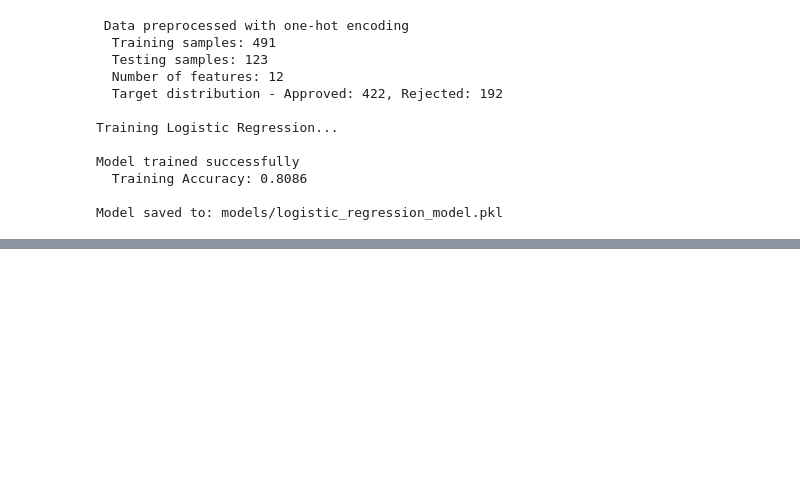
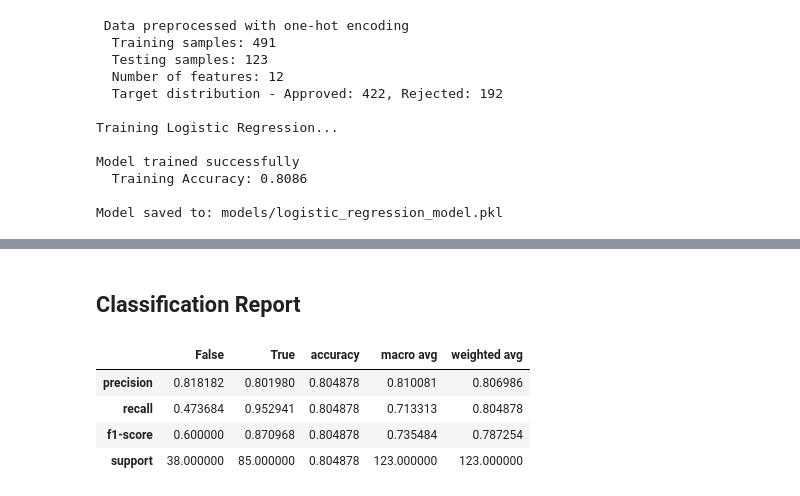
Before and after one commit to tanav2202/loan-eligibility, a Jupyter notebook: analysis.ipynb, the cells around one changed output, grey strips where cells are left out. Cells and saved outputs as stored; diff of their text form; code cells hidden in the pictures; blank space fills up the shorter version.

```diff
--- a/analysis.ipynb
+++ b/analysis.ipynb
@@ -61,0 +103,15 @@ Model saved to: models/logistic_regression_model.pkl
+# %% [markdown]
+## Classification Report
+# %%
+from sklearn.metrics import classification_report
+
+# Classification Report
+report = pd.DataFrame(classification_report(y_test, model.predict(X_test), output_dict=True))
+report.rename(columns={'0': False, '1': True}, inplace=True)
+report
+# %% [output]
+|  | False | True | accuracy | macro avg | weighted avg |
+| precision | 0.818182 | 0.801980 | 0.804878 | 0.810081 | 0.806986 |
+| recall | 0.473684 | 0.952941 | 0.804878 | 0.713313 | 0.804878 |
+| f1-score | 0.600000 | 0.870968 | 0.804878 | 0.735484 | 0.787254 |
+| support | 38.000000 | 85.000000 | 0.804878 | 123.000000 | 123.000000 |
```
Also changed, not shown: parts of 10 cells of this notebook.
